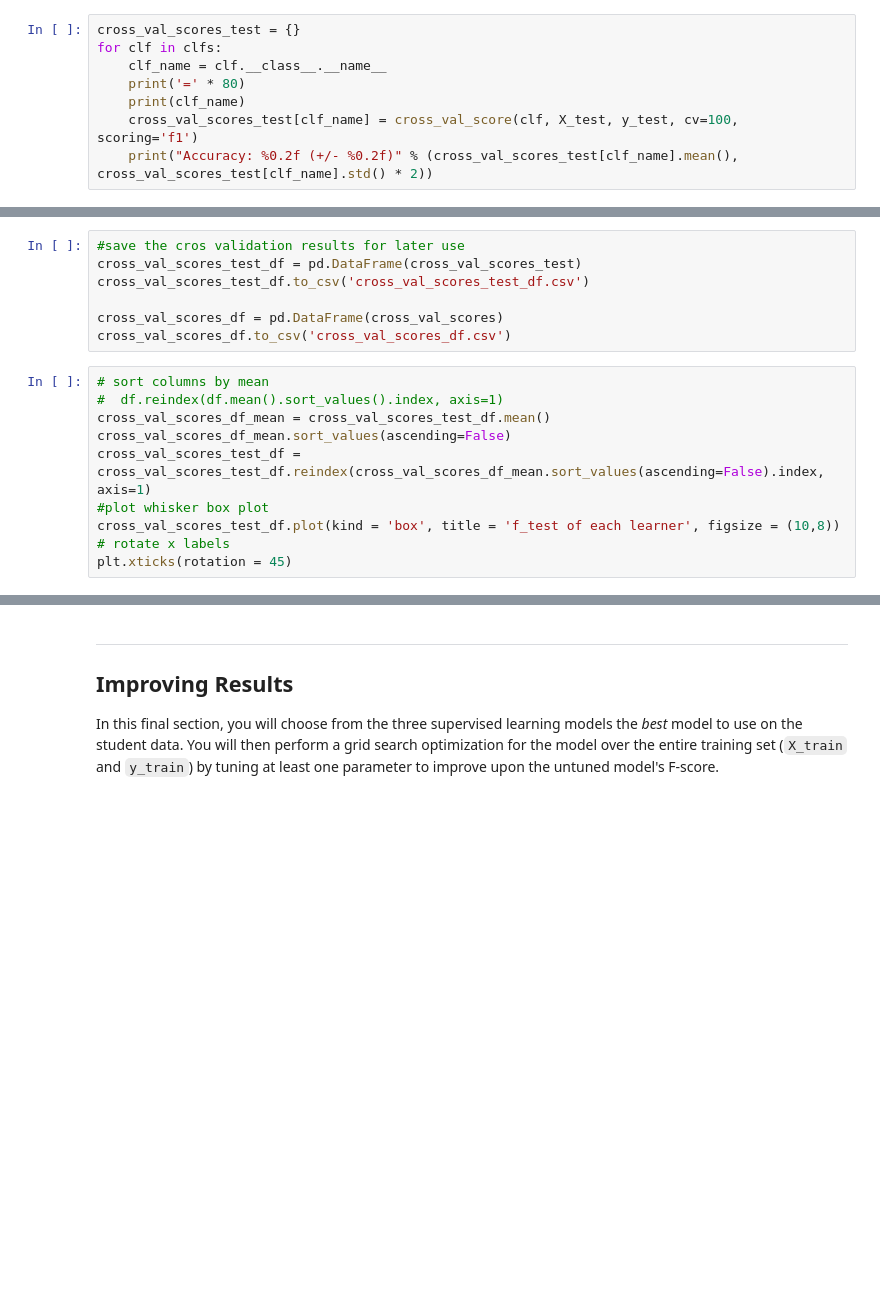
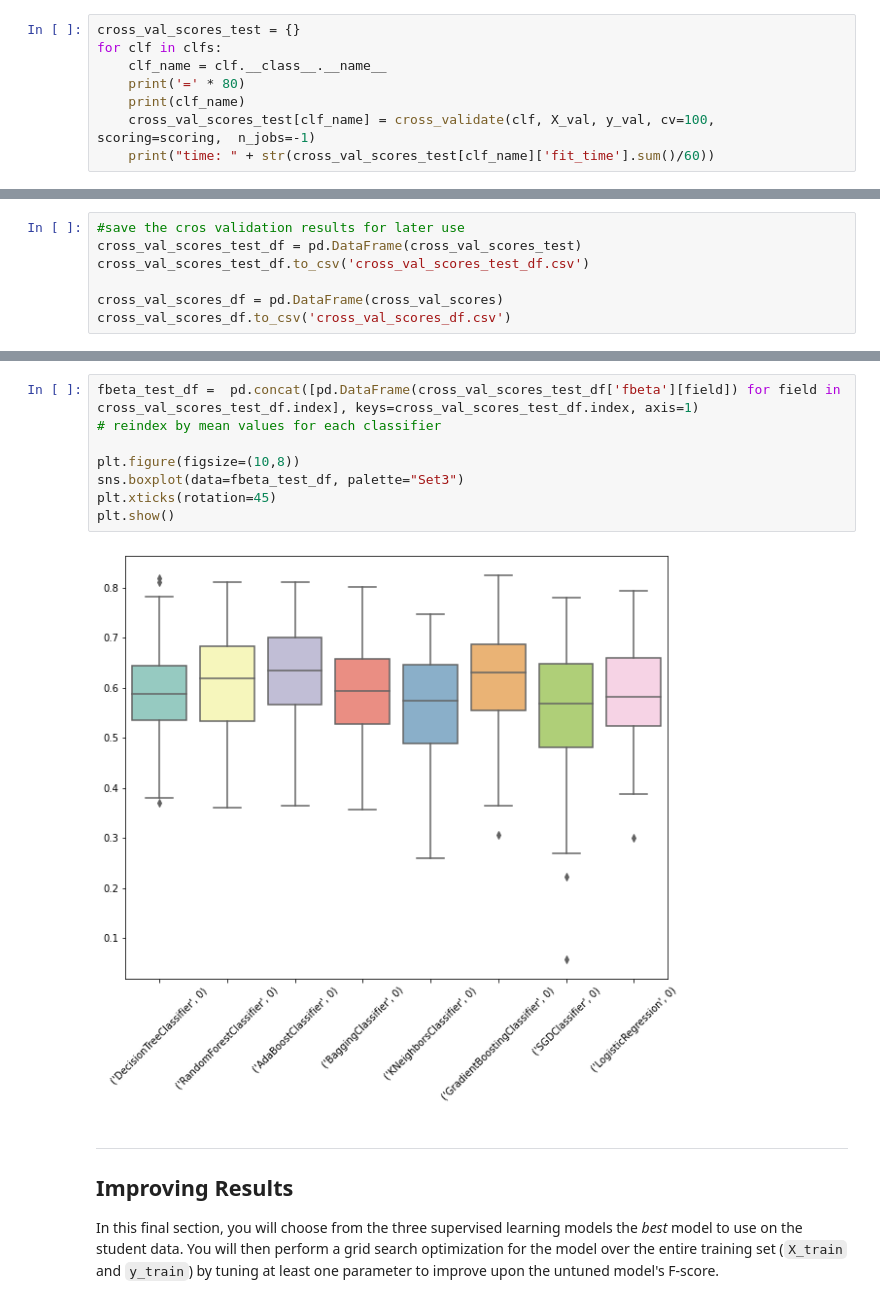
Before and after one commit to amine-mih-dev/salary-prediction, a Jupyter notebook: starter/finding_donors.ipynb, the cells around one changed output, grey strips where cells are left out. Drawn from its saved outputs; the diff is of its cells as text; blank space fills up the shorter version.

```diff
--- a/starter/finding_donors.ipynb
+++ b/starter/finding_donors.ipynb
@@ -800,8 +783,8 @@ for clf in clfs:
     clf_name = clf.__class__.__name__
     print('=' * 80)
     print(clf_name)
-    cross_val_scores_test[clf_name] = cross_val_score(clf, X_test, y_test, cv=100, scoring='f1')
-    print("Accuracy: %0.2f (+/- %0.2f)" % (cross_val_scores_test[clf_name].mean(), cross_val_scores_test[clf_name].std() * 2))
+    cross_val_scores_test[clf_name] = cross_validate(clf, X_val, y_val, cv=100, scoring=scoring,  n_jobs=-1)
+    print("time: " + str(cross_val_scores_test[clf_name]['fit_time'].sum()/60))
 # %% [output]
 ================================================================================
 DecisionTreeClassifier
@@ -872,13 +819,3 @@ cross_val_scores_test_df.to_csv('cross_val_scores_test_df.csv')
 
 cross_val_scores_df = pd.DataFrame(cross_val_scores)
 cross_val_scores_df.to_csv('cross_val_scores_df.csv')
-# %%
-# sort columns by mean
-#  df.reindex(df.mean().sort_values().index, axis=1)
-cross_val_scores_df_mean = cross_val_scores_test_df.mean()
-cross_val_scores_df_mean.sort_values(ascending=False)
-cross_val_scores_test_df = cross_val_scores_test_df.reindex(cross_val_scores_df_mean.sort_values(ascending=False).index, axis=1)
-#plot whisker box plot
-cross_val_scores_test_df.plot(kind = 'box', title = 'f_test of each learner', figsize = (10,8))
-# rotate x labels
-plt.xticks(rotation = 45)
@@ -919,3 +864,13 @@ plt.xticks(rotation = 45)
+# %%
+fbeta_test_df =  pd.concat([pd.DataFrame(cross_val_scores_test_df['fbeta'][field]) for field in cross_val_scores_test_df.index], keys=cross_val_scores_test_df.index, axis=1)
+# reindex by mean values for each classifier
+
+plt.figure(figsize=(10,8))
+sns.boxplot(data=fbeta_test_df, palette="Set3")
+plt.xticks(rotation=45)
+plt.show()
+# %% [output]
+[figure, added]
 # %% [markdown]
 ----
 ## Improving Results
```
Also changed, not shown: parts of 17 cells of this notebook.
